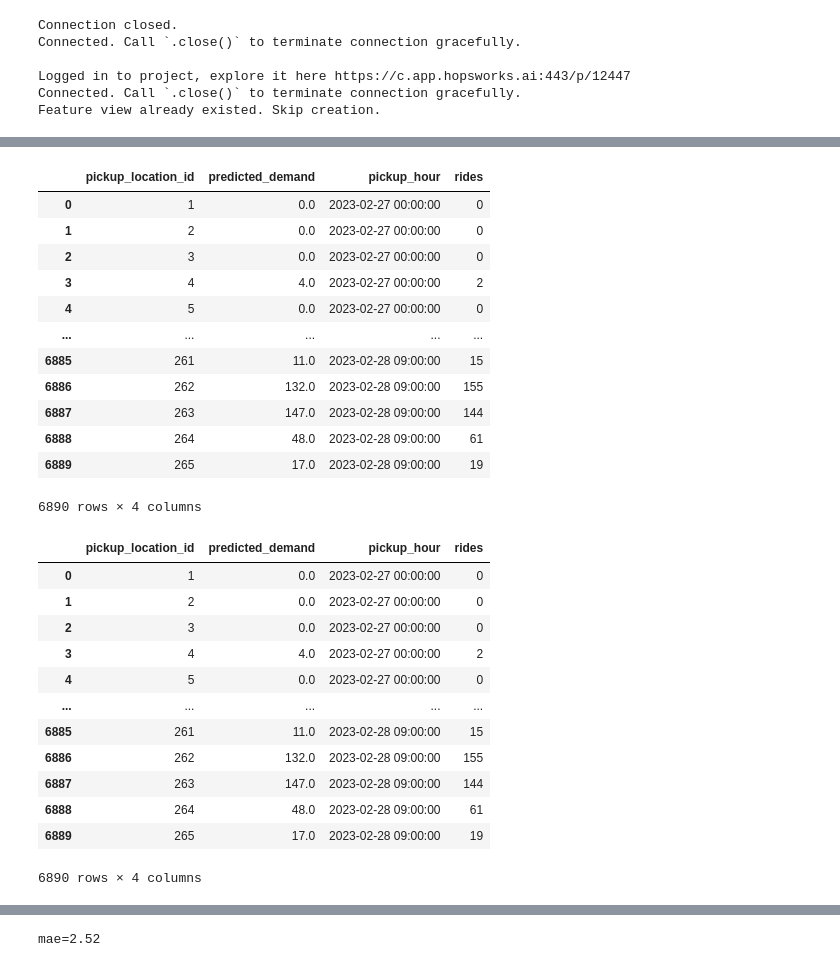
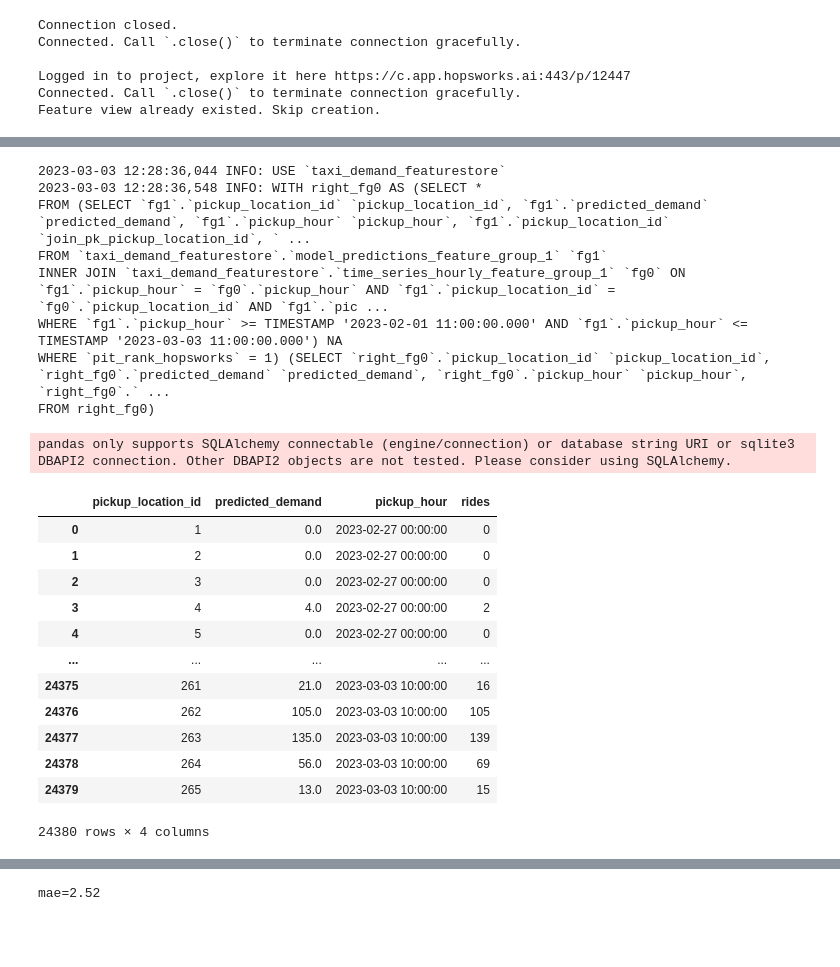
Before and after one commit to alvinhenrick/taxi_demand_predictor, a Jupyter notebook: notebooks/15_monitoring_demo.ipynb, the cells around one changed output, grey strips where cells are left out. Cells and saved outputs as stored; diff of their text form; code cells hidden in the pictures; blank space fills up the shorter version.

```diff
--- a/notebooks/15_monitoring_demo.ipynb
+++ b/notebooks/15_monitoring_demo.ipynb
@@ -86,33 +74,35 @@ UserWarning: pandas only supports SQLAlchemy connectable (engine/connection) or
-# %%
-predictions_and_actuals
-# %% [output]
-|  | pickup_location_id | predicted_demand | pickup_hour | rides |
-| 0 | 1 | 0.0 | 2023-02-27 00:00:00 | 0 |
-| 1 | 2 | 0.0 | 2023-02-27 00:00:00 | 0 |
-| 2 | 3 | 0.0 | 2023-02-27 00:00:00 | 0 |
-| 3 | 4 | 4.0 | 2023-02-27 00:00:00 | 2 |
-| 4 | 5 | 0.0 | 2023-02-27 00:00:00 | 0 |
-| ... | ... | ... | ... | ... |
-| 6885 | 261 | 11.0 | 2023-02-28 09:00:00 | 15 |
-| 6886 | 262 | 132.0 | 2023-02-28 09:00:00 | 155 |
-| 6887 | 263 | 147.0 | 2023-02-28 09:00:00 | 144 |
-| 6888 | 264 | 48.0 | 2023-02-28 09:00:00 | 61 |
-| 6889 | 265 | 17.0 | 2023-02-28 09:00:00 | 19 |
-6890 rows × 4 columns
-# %%
-df = predictions_and_actuals
-df
-# %% [output]
-|  | pickup_location_id | predicted_demand | pickup_hour | rides |
-| 0 | 1 | 0.0 | 2023-02-27 00:00:00 | 0 |
-| 1 | 2 | 0.0 | 2023-02-27 00:00:00 | 0 |
-| 2 | 3 | 0.0 | 2023-02-27 00:00:00 | 0 |
-| 3 | 4 | 4.0 | 2023-02-27 00:00:00 | 2 |
-| 4 | 5 | 0.0 | 2023-02-27 00:00:00 | 0 |
-| ... | ... | ... | ... | ... |
-| 6885 | 261 | 11.0 | 2023-02-28 09:00:00 | 15 |
-| 6886 | 262 | 132.0 | 2023-02-28 09:00:00 | 155 |
-| 6887 | 263 | 147.0 | 2023-02-28 09:00:00 | 144 |
-| 6888 | 264 | 48.0 | 2023-02-28 09:00:00 | 61 |
-| 6889 | 265 | 17.0 | 2023-02-28 09:00:00 | 19 |
-6890 rows × 4 columns
+# %%
+# fetch predicted and actual values for the last 30 days
+preds_and_actuals = predictions_and_actuals_fv.get_batch_data(
+    start_time=(current_date - timedelta(days=30)),
+    end_time=current_date
+)
+
+preds_and_actuals = preds_and_actuals[
+    preds_and_actuals.pickup_hour.between(current_date - timedelta(days=30),
+                                          current_date)]
+
+preds_and_actuals
+# %% [output]
+2023-03-03 12:28:36,044 INFO: USE `taxi_demand_featurestore`
+2023-03-03 12:28:36,548 INFO: WITH right_fg0 AS (SELECT *
+FROM (SELECT `fg1`.`pickup_location_id` `pickup_location_id`, `fg1`.`predicted_demand` `predicted_demand`, `fg1`.`pickup_hour` `pickup_hour`, `fg1`.`pickup_location_id` `join_pk_pickup_location_id`, ` ...
+FROM `taxi_demand_featurestore`.`model_predictions_feature_group_1` `fg1`
+INNER JOIN `taxi_demand_featurestore`.`time_series_hourly_feature_group_1` `fg0` ON `fg1`.`pickup_hour` = `fg0`.`pickup_hour` AND `fg1`.`pickup_location_id` = `fg0`.`pickup_location_id` AND `fg1`.`pic ...
+WHERE `fg1`.`pickup_hour` >= TIMESTAMP '2023-02-01 11:00:00.000' AND `fg1`.`pickup_hour` <= TIMESTAMP '2023-03-03 11:00:00.000') NA
+WHERE `pit_rank_hopsworks` = 1) (SELECT `right_fg0`.`pickup_location_id` `pickup_location_id`, `right_fg0`.`predicted_demand` `predicted_demand`, `right_fg0`.`pickup_hour` `pickup_hour`, `right_fg0`.` ...
+FROM right_fg0)
+pandas only supports SQLAlchemy connectable (engine/connection) or database string URI or sqlite3 DBAPI2 connection. Other DBAPI2 objects are not tested. Please consider using SQLAlchemy.
+|  | pickup_location_id | predicted_demand | pickup_hour | rides |
+| 0 | 1 | 0.0 | 2023-02-27 00:00:00 | 0 |
+| 1 | 2 | 0.0 | 2023-02-27 00:00:00 | 0 |
+| 2 | 3 | 0.0 | 2023-02-27 00:00:00 | 0 |
+| 3 | 4 | 4.0 | 2023-02-27 00:00:00 | 2 |
+| 4 | 5 | 0.0 | 2023-02-27 00:00:00 | 0 |
+| ... | ... | ... | ... | ... |
+| 24375 | 261 | 21.0 | 2023-03-03 10:00:00 | 16 |
+| 24376 | 262 | 105.0 | 2023-03-03 10:00:00 | 105 |
+| 24377 | 263 | 135.0 | 2023-03-03 10:00:00 | 139 |
+| 24378 | 264 | 56.0 | 2023-03-03 10:00:00 | 69 |
+| 24379 | 265 | 13.0 | 2023-03-03 10:00:00 | 15 |
+24380 rows × 4 columns
```
Also changed, not shown: parts of 6 cells of this notebook, 2 other files.
